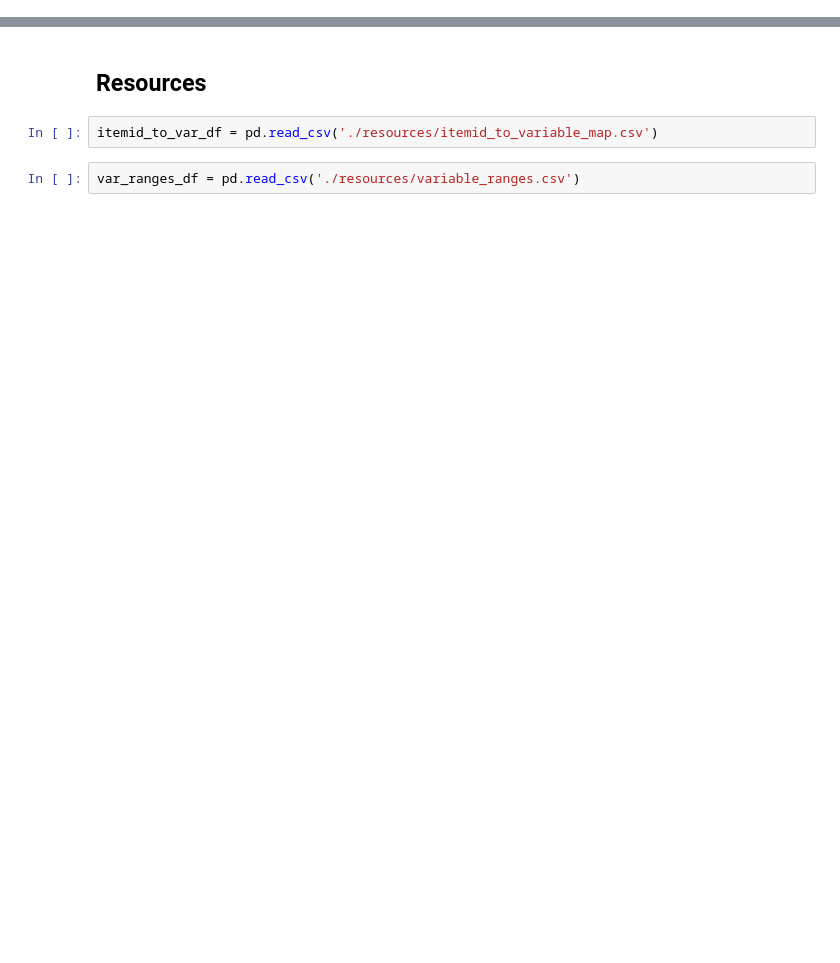
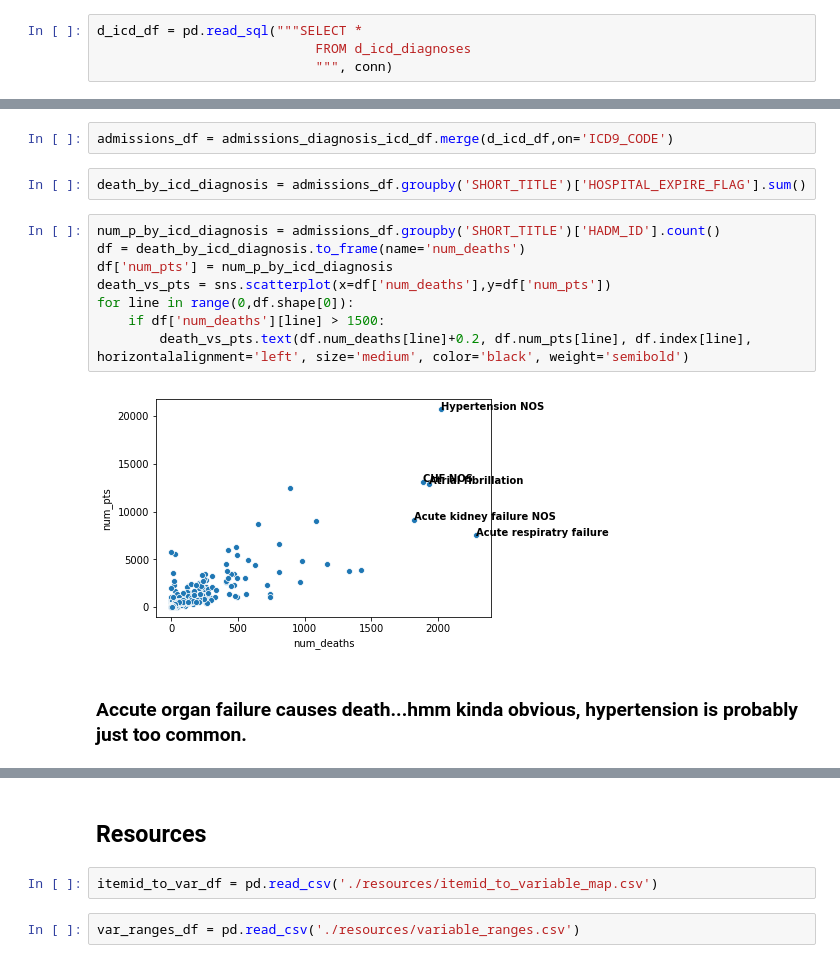
Before and after one commit to chriszhou0916/dsah_final, a Jupyter notebook: Chris-explore.ipynb, the cells around one changed output, grey strips where cells are left out. Drawn from its saved outputs; the diff is of its cells as text; blank space fills up the shorter version.

```diff
--- a/Chris-explore.ipynb
+++ b/Chris-explore.ipynb
@@ -51,0 +67,4 @@ patients_df['DOD_HOSP'].isna().sum()
+# %%
+d_icd_df = pd.read_sql("""SELECT *
+                            FROM d_icd_diagnoses
+                            """, conn)
@@ -51,0 +80,16 @@ patients_df['DOD_HOSP'].isna().sum()
+# %%
+admissions_df = admissions_diagnosis_icd_df.merge(d_icd_df,on='ICD9_CODE')
+# %%
+death_by_icd_diagnosis = admissions_df.groupby('SHORT_TITLE')['HOSPITAL_EXPIRE_FLAG'].sum()
+# %%
+num_p_by_icd_diagnosis = admissions_df.groupby('SHORT_TITLE')['HADM_ID'].count()
+df = death_by_icd_diagnosis.to_frame(name='num_deaths')
+df['num_pts'] = num_p_by_icd_diagnosis
+death_vs_pts = sns.scatterplot(x=df['num_deaths'],y=df['num_pts'])
+for line in range(0,df.shape[0]):
+    if df['num_deaths'][line] > 1500:
+        death_vs_pts.text(df.num_deaths[line]+0.2, df.num_pts[line], df.index[line], horizontalalignment='left', size='medium', color='black', weight='semibold')
+# %% [output]
+[figure, added]
+# %% [markdown]
+### Accute organ failure causes death...hmm kinda obvious, hypertension is probably just too common.
```
Also changed, not shown: parts of 52 cells of this notebook.
